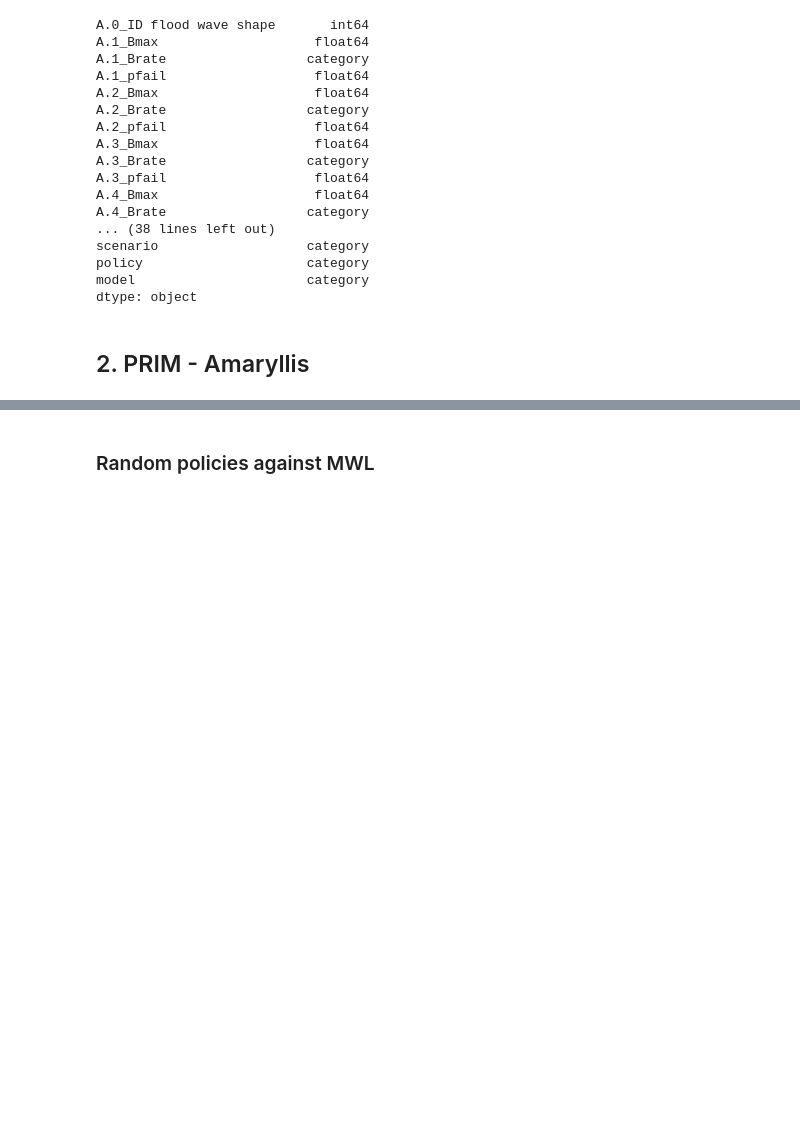
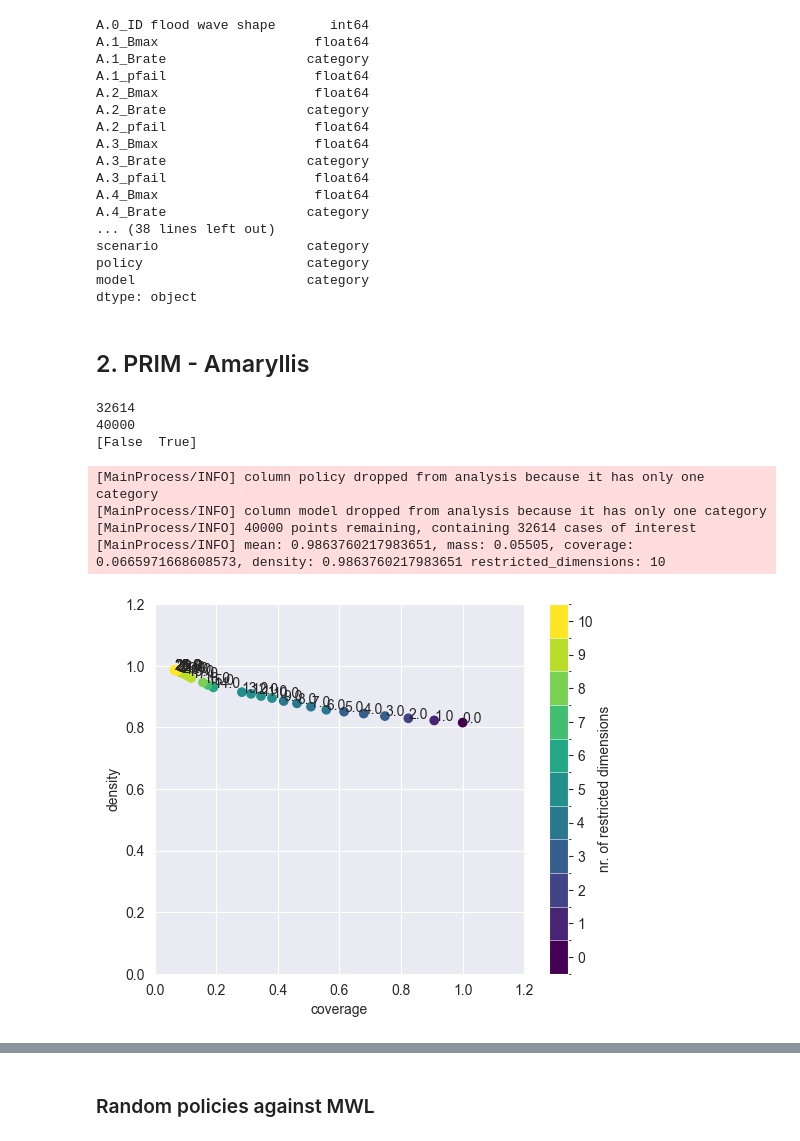
Before and after one commit to daniela1998/MBDM-Group-1, a Jupyter notebook: 050625_Scenario_Discovery.ipynb, the cells around one changed output, grey strips where cells are left out. Drawn from its saved outputs; the diff is of its cells as text; code cells hidden in the pictures; blank space fills up the shorter version.

Commit message:
PRIM

```diff
--- a/050625_Scenario_Discovery.ipynb
+++ b/050625_Scenario_Discovery.ipynb
@@ -456,3 +456,37 @@ experiments_df = pd.DataFrame(experiments)
 cleaned_experiments = experiments_df.drop(labels=[l.name for l in dike_model.levers], axis=1)
 # %% [markdown]
 ## 2. PRIM - Amaryllis
+# %%
+import pickle
+with open('./data/sobol_results.pkl', 'rb') as file:
+    loaded_data = pickle.load(file)
+
+# Divides the loaded data into experiment and outcome data
+x =loaded_data[0]
+df =pd.DataFrame(loaded_data[1])
+# %%
+#PRIM REFERENCE SCENARIO
+
+target = (
+    (df['Minimum Water Level'] < 5) )
+
+print(target.sum())        # Total number of True values
+print(len(target))         # Total number of cases
+print(np.unique(target))   # Should be [True, False]
+# %% [output]
+32614
+40000
+[False  True]
+# %%
+# take x from SOBOL (make sure only uncertainties, not policies) x is only first column?
+prim_alg = prim.Prim(x, target, threshold=0.8, peel_alpha=0.1)
+box_experiments = prim_alg.find_box()
+
+box_experiments.show_tradeoff(annotated=True)
+plt.show()
+# %% [output]
+[MainProcess/INFO] column policy dropped from analysis because it has only one category
+[MainProcess/INFO] column model dropped from analysis because it has only one category
+[MainProcess/INFO] 40000 points remaining, containing 32614 cases of interest
+[MainProcess/INFO] mean: 0.9863760217983651, mass: 0.05505, coverage: 0.0665971668608573, density: 0.9863760217983651 restricted_dimensions: 10
+[figure, added]
```
Also changed, not shown: parts of 5 cells of this notebook.
